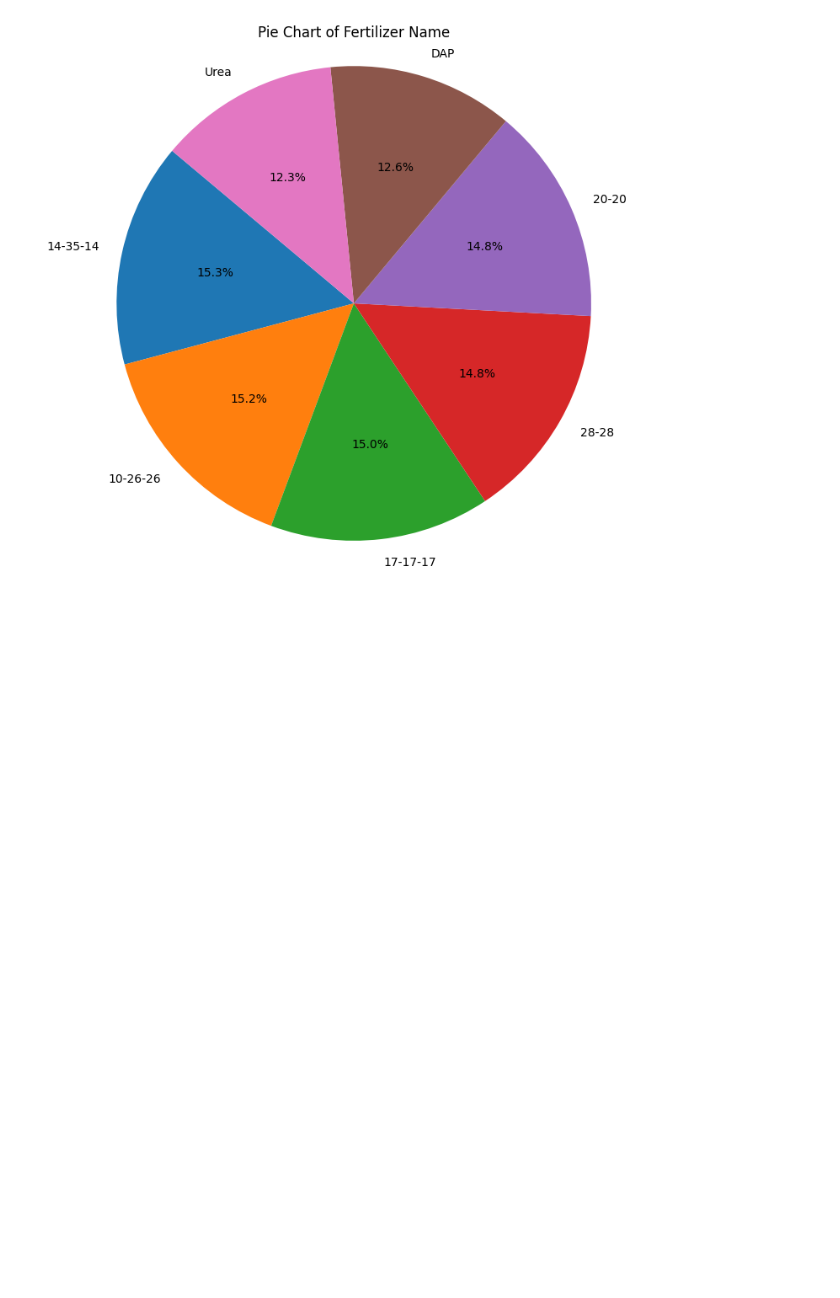
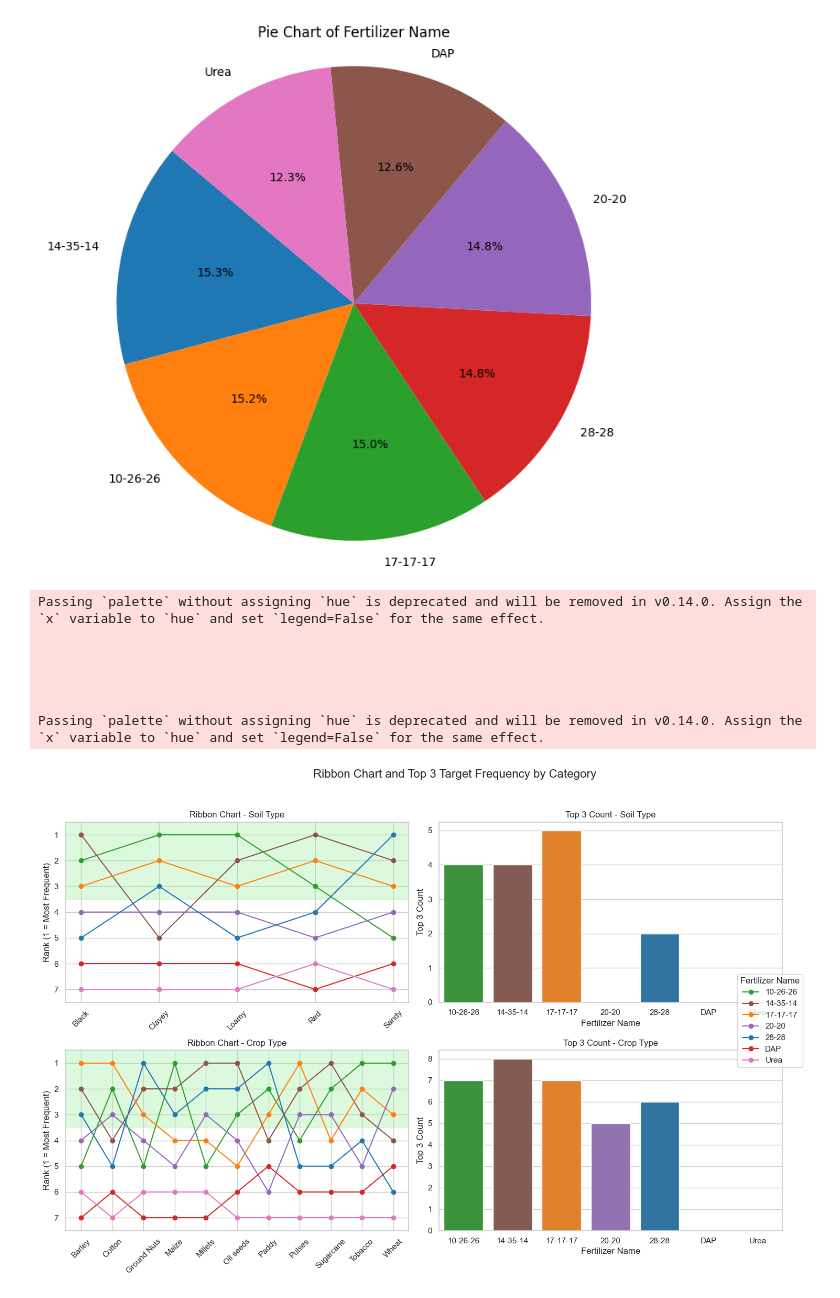
Before and after one commit to Khangtran94/KAGGLE_2025_June, a Jupyter notebook: EDA_Fertilizer.ipynb, the cells around one changed output. Cells and saved outputs as stored; diff of their text form; code cells hidden in the pictures; blank space fills up the shorter version.

```diff
--- a/EDA_Fertilizer.ipynb
+++ b/EDA_Fertilizer.ipynb
@@ -308,3 +291,77 @@ fig.update_layout(
         borderwidth=1
     )
 )
+# %%
+import pandas as pd
+import matplotlib.pyplot as plt
+import seaborn as sns
+
+# Set style
+sns.set(style="whitegrid")
+plt.rcParams.update({'font.size': 10})
+
+# Color map for consistent target color
+unique_targets = train[target].unique()
+palette = sns.color_palette("tab10", len(unique_targets))
+target_color_dict = {val: palette[i % len(palette)] for i, val in enumerate(unique_targets)}
+
+# Create subplots
+fig, axes = plt.subplots(nrows=2, ncols=2, figsize=(16, 10))
+fig.suptitle("Ribbon Chart and Top 3 Target Frequency by Category", fontsize=16)
+
+for i, cat in enumerate(cat_features):
+    row = i  # 0 or 1
+    ax_ribbon = axes[row, 0]
+    ax_bar = axes[row, 1]
+
+    # Prepare frequency and ranking
+    freq = train.groupby([cat, target]).size().unstack(fill_value=0)
+    ranks = freq.rank(axis=1, method='min', ascending=False)
+    categories = freq.index.tolist()
+
+    # RIBBON CHART
+    for t in freq.columns:
+        ax_ribbon.plot(
+            categories,
+            ranks[t],
+            marker='o',
+            label=t if row == 0 else "",
+            color=target_color_dict[t]
+        )
+
+    ax_ribbon.set_title(f"Ribbon Chart - {cat}")
+    ax_ribbon.set_ylabel("Rank (1 = Most Frequent)")
+    ax_ribbon.set_ylim(len(freq.columns) + 0.5, 0.5)  # Reverse y-axis
+    ax_ribbon.set_xticks(range(len(categories)))
+    ax_ribbon.set_xticklabels(categories, rotation=45)
+    ax_ribbon.axhspan(1 - 0.5, 3 + 0.5, color='lightgreen', alpha=0.3)
+
+    # TOP 3 COUNT BARPLOT
+    top3_counts = (ranks <= 3).sum().reset_index()
+    top3_counts.columns = [target, 'Top3_Count']
+
+    sns.barplot(
+        x=target, y='Top3_Count',
+        data=top3_counts,
+        ax=ax_bar,
+        palette=target_color_dict
+    )
+    ax_bar.set_title(f"Top 3 Count - {cat}")
+    ax_bar.set_ylabel("Top 3 Count")
+    ax_bar.set_xlabel(target)
+
+# Shared legend
+handles, labels = axes[0, 0].get_legend_handles_labels()
+fig.legend(handles, labels, loc='center right', bbox_to_anchor=(0.92, 0.5), borderaxespad=0.5, title=target)
+
+plt.tight_layout(rect=[0, 0, 0.9, 0.95])
+plt.show()
+# %% [output]
+Passing `palette` without assigning `hue` is deprecated and will be removed in v0.14.0. Assign the `x` variable to `hue` and set `legend=False` for the same effect.
+
+
+
+
+
+Passing `palette` without assigning `hue` is deprecated and will be removed in v0.14.0. Assign the `x` variable to `hue` and set `legend=False` for the same effect.
+[figure, added]
```
Also changed, not shown: parts of 1 cell of this notebook.
